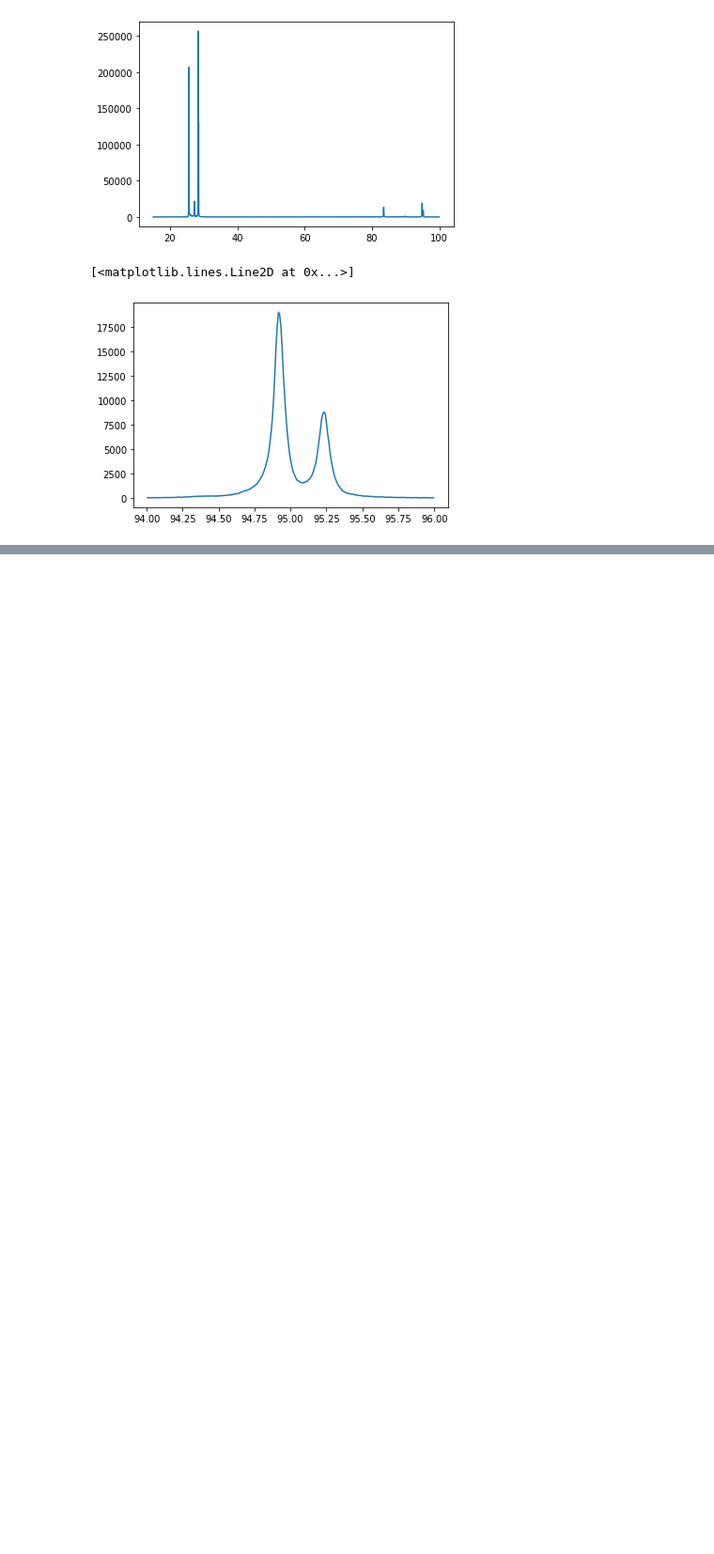
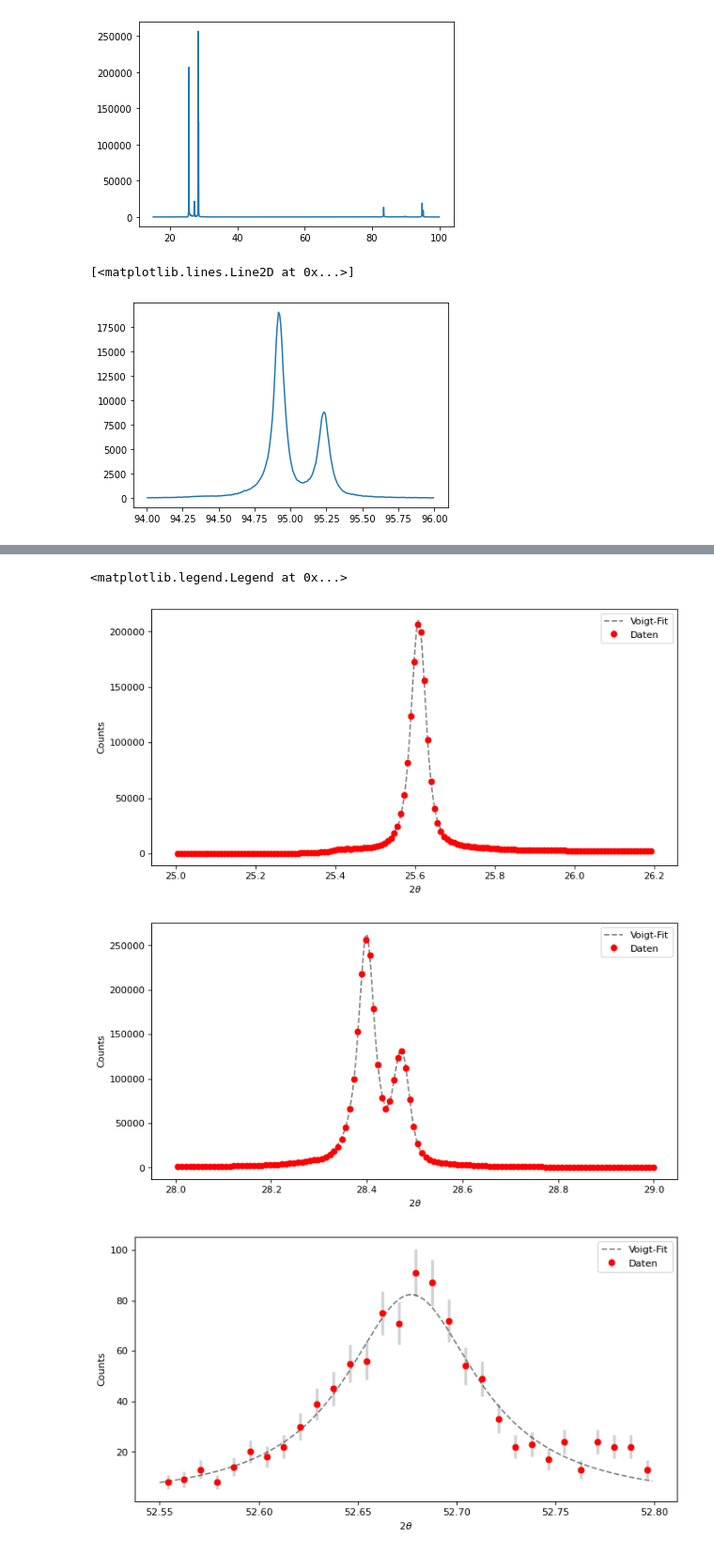
Before and after one commit to Friedrich-Jahns/Fortgeschrittenen-Praktikum-Physik, a Jupyter notebook: voigt_fit_30_20_ohne.ipynb, the cells around one changed output, grey strips where cells are left out. Shown at 94% size. Drawn from its saved outputs; the diff is of its cells as text; code cells hidden in the pictures; blank space fills up the shorter version.

```diff
--- a/voigt_fit_30_20_ohne.ipynb
+++ b/voigt_fit_30_20_ohne.ipynb
@@ -47,7 +47,7 @@ a2 = [58.5,59.4]->[5205,5313]
 b3 = [82.5,84.5]->[8077,8317]
 a3 = [94,96]->[9454,9693]
 # %%
-#modell erstellen
+#modell erstellen b1 = [25,26.2]->[1196,1339]
 model_voigt = lmfit.model.Model(voigt1)
 
 #parameter erstellen
@@ -58,10 +58,10 @@ pars_voigt["s1"].set(value=0.0137,min=0,max=1)
 pars_voigt["g1"].set(value=0.0137,min=0,max=1)
 #pars_voigt["a"].set(0.1)
 #pars_voigt["b"].set(20)
-pars_voigt["o1"].set(value=25.6,min=25.5,max=25.75)
-pars_voigt["scale1"].set(7000)
+pars_voigt["o1"].set(value=25.5,min=25,max=26.2)
+pars_voigt["scale1"].set(100)
 
 #Fitten
-out_voigt = model_voigt.fit(data[1,667:733],x=data[0,667:733],params=pars_voigt,weights=1/data[2,667:733],nan_policy='propagate')
+out_voigt = model_voigt.fit(data[1,1196:1339],x=data[0,1196:1339],params=pars_voigt,weights=1/data[2,1196:1339],nan_policy='propagate')
 b1f=out_voigt.fit_report()
-b1p=np.array([np.arange(25,26,0.001),out_voigt.eval(x=np.arange(25,26,0.001))])
+b1p=np.array([np.arange(25,26.2,0.001),out_voigt.eval(x=np.arange(25,26.2,0.001))])
@@ -87,5 +152,5 @@ b3p=np.array([np.arange(25,26.2,0.001),out_voigt.eval(x=np.arange(25,26.2,0.001)
 # %%
-#modell erstellen a1 = [28,29]->[1555,1675]
+#modell erstellen a3 = [94,96]->[9454,9693]
 model_voigt = lmfit.model.Model(voigt2)
 
 #parameter erstellen
@@ -98,12 +163,12 @@ pars_voigt["s2"].set(value=0.0147,min=0,max=1)
 pars_voigt["g2"].set(value=0.0147,min=0,max=1)
 #pars_voigt["a"].set(0.1)
 #pars_voigt["b"].set(20)
-pars_voigt["o1"].set(value=28.4,min=28,max=29)
-pars_voigt["o2"].set(value=28.5,min=28,max=29)
+pars_voigt["o1"].set(value=94.8,min=94,max=96)
+pars_voigt["o2"].set(value=95.25,min=94,max=96)
 pars_voigt["scale1"].set(25000)
 pars_voigt["scale2"].set(15000)
 
 #Fitten
-out_voigt = model_voigt.fit(data[1,1555:1675],x=data[0,1555:1675],params=pars_voigt,weights=1/data[2,1555:1675],nan_policy='propagate')
+out_voigt = model_voigt.fit(data[1,9454:9693],x=data[0,9454:9693],params=pars_voigt,weights=1/data[2,9454:9693],nan_policy='propagate')
 a3f=out_voigt.fit_report()
-a3p=np.array([np.arange(28,29,0.001),out_voigt.eval(x=np.arange(28,29,0.001))])
+a3p=np.array([np.arange(94,96,0.001),out_voigt.eval(x=np.arange(94,96,0.001))])
@@ -150,0 +193,55 @@ b3p=np.array([np.arange(52.25,53.25,0.001),out_voigt.eval(x=np.arange(52.25,53.2
+# %%
+#plt.style.use('fivethirtyeight')
+
+
+fig = plt.figure(figsize=(10,5),dpi=80,linewidth=50)
+plt.errorbar(data[0,1196:1339],data[1,1196:1339],yerr=data[2,1196:1339],fmt='o',ecolor='lightgray',color='r', elinewidth=3, capsize=0,zorder=10,label="Daten")
+plt.plot(b1p[0],b1p[1],zorder=10,color='k',linestyle='--',alpha=0.5,label="Voigt-Fit")
+plt.ylabel("Counts")
+plt.xlabel("2"r"$\theta$")
+plt.legend()
+
+
+fig = plt.figure(figsize=(10,5),dpi=80,linewidth=50)
+plt.errorbar(data[0,1555:1675],data[1,1555:1675],yerr=data[2,1555:1675],fmt='o',ecolor='lightgray',color='r', elinewidth=3, capsize=0,zorder=10,label="Daten")
+plt.plot(a1p[0],a1p[1],zorder=10,color='k',linestyle='--',alpha=0.5,label="Voigt-Fit")
+plt.ylabel("Counts")
+plt.xlabel("2"r"$\theta$")
+plt.legend()
+
+
+fig = plt.figure(figsize=(10,5),dpi=80,linewidth=50)
+plt.errorbar(data[0,4493:4523],data[1,4493:4523],yerr=data[2,4493:4523],fmt='o',ecolor='lightgray',color='r', elinewidth=3, capsize=0,zorder=10,label="Daten")
+plt.plot(b2p[0],b2p[1],zorder=10,color='k',linestyle='--',alpha=0.5,label="Voigt-Fit")
+plt.ylabel("Counts")
+plt.xlabel("2"r"$\theta$")
+plt.legend()
+
+
+fig = plt.figure(figsize=(10,5),dpi=80,linewidth=50)
+plt.errorbar(data[0,5205:5313],data[1,5205:5313],yerr=data[2,5205:5313],fmt='o',ecolor='lightgray',color='r', elinewidth=3, capsize=0,zorder=10,label="Daten")
+plt.plot(a2p[0],a2p[1],zorder=10,color='k',linestyle='--',alpha=0.5,label="Voigt-Fit")
+plt.ylabel("Counts")
+plt.xlabel("2"r"$\theta$")
+plt.legend()
+
+
+fig = plt.figure(figsize=(10,5),dpi=80,linewidth=50)
+plt.errorbar(data[0,8077:8317],data[1,8077:8317],yerr=data[2,8077:8317],fmt='o',ecolor='lightgray',color='r', elinewidth=3, capsize=0,zorder=10,label="Daten")
+plt.plot(b3p[0],b3p[1],zorder=10,color='k',linestyle='--',alpha=0.5,label="Voigt-Fit")
+plt.ylabel("Counts")
+plt.xlabel("2"r"$\theta$")
+plt.legend()
+
+
+fig = plt.figure(figsize=(10,5),dpi=80,linewidth=50)
+plt.errorbar(data[0,9454:9693],data[1,9454:9693],yerr=data[2,9454:9693],fmt='o',ecolor='lightgray',color='r', elinewidth=3, capsize=0,zorder=10,label="Daten")
+plt.plot(a3p[0],a3p[1],zorder=10,color='k',linestyle='--',alpha=0.5,label="Voigt-Fit")
+plt.ylabel("Counts")
+plt.xlabel("2"r"$\theta$")
+plt.legend()
+# %% [output]
+<matplotlib.legend.Legend at 0x...>
+[figure, added]
+[figure, added]
+[figure, added]
```
Also changed, not shown: parts of 9 cells of this notebook, 2 other files.
